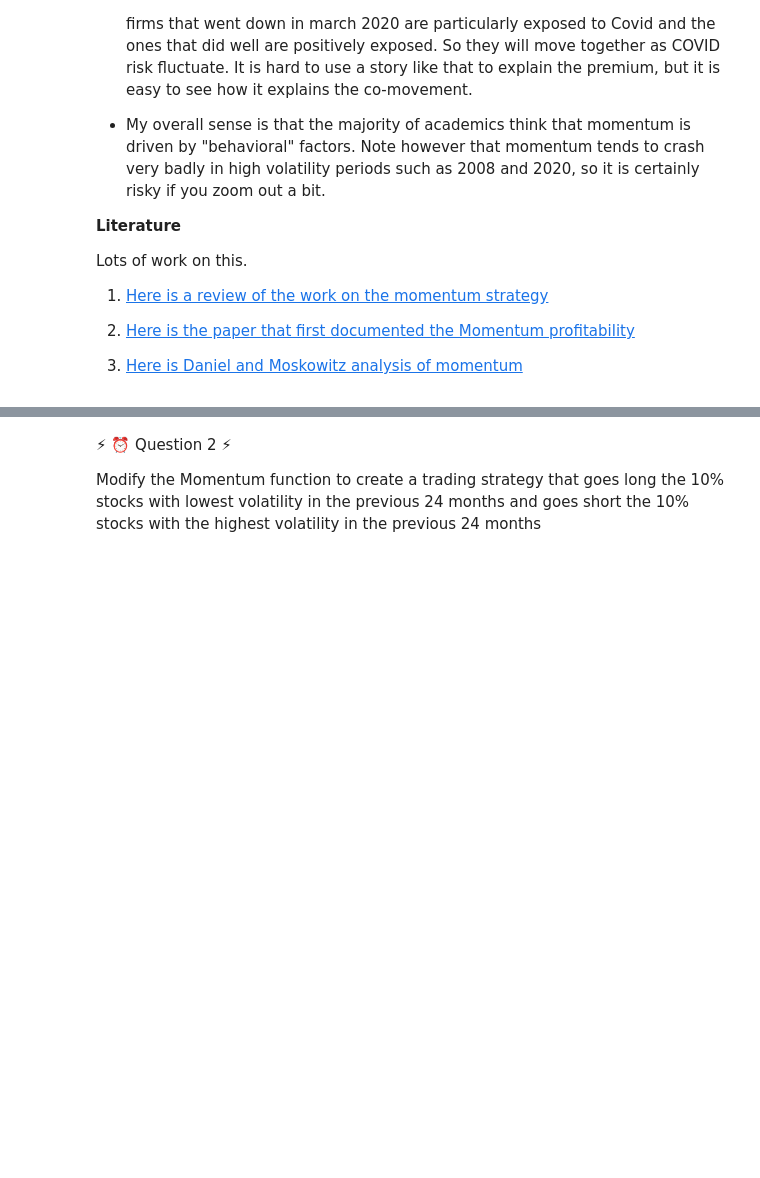
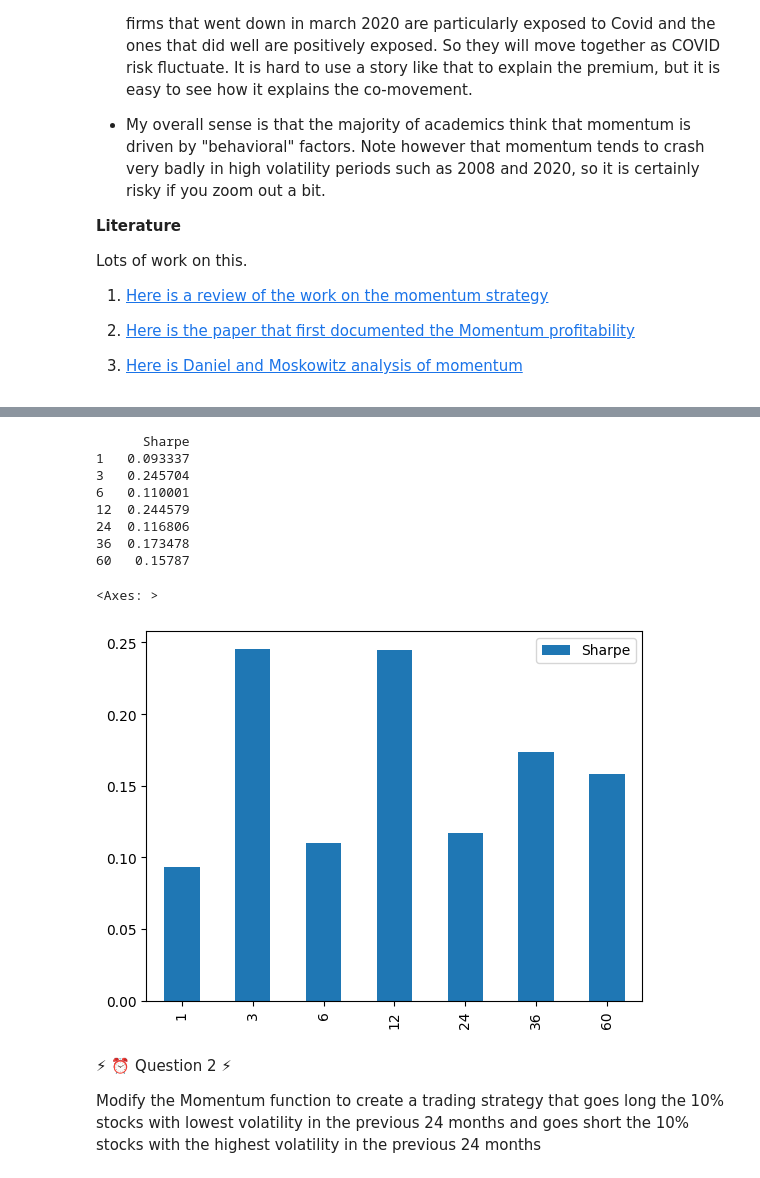
Before and after one commit to SnazzyBeatle115/UG54, a Jupyter notebook: chapters/Finance/Momentum.ipynb, the cells around one changed output, grey strips where cells are left out. Cells and saved outputs as stored; diff of their text form; code cells hidden in the pictures; blank space fills up the shorter version.

```diff
--- a/chapters/Finance/Momentum.ipynb
+++ b/chapters/Finance/Momentum.ipynb
@@ -245,7 +245,7 @@ def momentum(df,ngroups=10,lookback=12,extraskip=1):
     df['me_l1']=df.groupby('permno')['me'].shift(1)
     df['signal']=df.groupby('permno')['signal_contemp'].shift(1+extraskip)
     df=df.dropna(subset=['signal'], how='any')
-    ret=returnbyX(df,y='ret',X='signal',ngroups=10,plot=True)
+    ret=returnbyX(df,y='ret',X='signal',ngroups=10,plot=False)
 
     return ret
 # %%
@@ -330,13 +329,26 @@ Below is a plot that summarizes the empirical evidence on return-based strategie
 - Then explain how you will get it done
 # %%
 lookback=[1, 3, 6, 12, 24, 36, 60]
-results=pd.DataFrame(index=lookback)
+results=pd.DataFrame(index=lookback, columns=['Sharpe'])
 for period in lookback:
-  ret = momentum(results, lookback=period)
+  ret = momentum(df, lookback=period, extraskip=0)
+  # print(ret)
   LS=ret[9]-ret[0]
-  results[period] = LS.mean() / LS.std()
+  results.loc[period, 'Sharpe'] = LS.mean() / LS.std() * np.sqrt(12)
 
-results.plot()
+print(results)
+results.plot(kind='bar')
+# %% [output]
+      Sharpe
+1   0.093337
+3   0.245704
+6   0.110001
+12  0.244579
+24  0.116806
+36  0.173478
+60   0.15787
+<Axes: >
+[figure, added]
 # %% [markdown]
 ⚡ ⏰ Question 2 ⚡
 
```
Also changed, not shown: parts of 2 cells of this notebook.
